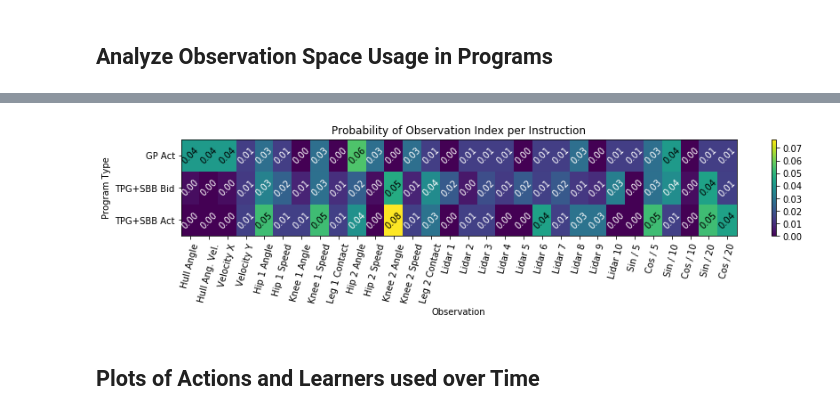
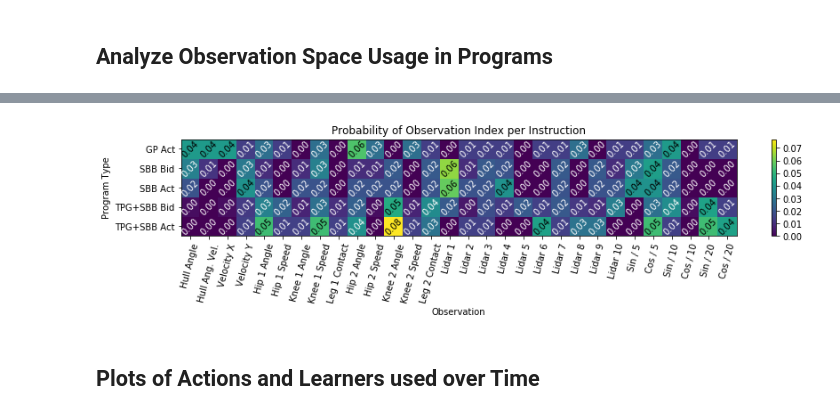
Before and after one commit to Ryan-Amaral/gp-bipedal-walker-analysis, a Jupyter notebook: champion_analysis.ipynb, the cells around one changed output, grey strips where cells are left out. Drawn from its saved outputs; the diff is of its cells as text; code cells hidden in the pictures.

```diff
--- a/champion_analysis.ipynb
+++ b/champion_analysis.ipynb
@@ -35,12 +35,20 @@ gp4_agent = loadAgent("run-data/gp/4/agent.pkl") # best
 gp5_agent = loadAgent("run-data/gp/5/agent.pkl")
 gp_agents = [gp1_agent, gp2_agent, gp3_agent, gp4_agent, gp5_agent]
 
+sbb1_agent = loadAgent("run-data/sbb/1/agent.pkl")
+sbb2_agent = loadAgent("run-data/sbb/2/agent.pkl")
+#sbb3_agent = loadAgent("run-data/sbb/3/agent.pkl") # best
+#sbb4_agent = loadAgent("run-data/sbb/4/agent.pkl")
+#sbb5_agent = loadAgent("run-data/sbb/5/agent.pkl")
+sbb_agents = [sbb1_agent, sbb2_agent]#, sbb3_agent, sbb4_agent, sbb5_agent]
+
 tpgsbb1_agent = loadAgent("run-data/tpgsbb/1/agent.pkl")
 tpgsbb2_agent = loadAgent("run-data/tpgsbb/2/agent.pkl")
 tpgsbb3_agent = loadAgent("run-data/tpgsbb/3/agent.pkl") # best
 tpgsbb4_agent = loadAgent("run-data/tpgsbb/4/agent.pkl")
 tpgsbb5_agent = loadAgent("run-data/tpgsbb/5/agent.pkl")
 tpgsbb_agents = [tpgsbb1_agent, tpgsbb2_agent, tpgsbb3_agent, tpgsbb4_agent, tpgsbb5_agent]
+
 
 # save scores over 1000 episodes
 gp1 = pickle.load(open("run-data/gp/1/agent-reset-scores-2.pkl", "rb"))
@@ -51,6 +59,14 @@ gp5 = pickle.load(open("run-data/gp/5/agent-reset-scores-2.pkl", "rb"))
 gp = gp1 + gp2 + gp3 + gp4 + gp5
 gps = [gp1, gp2, gp3, gp4, gp5]
 
+sbb1 = pickle.load(open("run-data/sbb/1/agent-reset-scores-2.pkl", "rb"))
+sbb2 = pickle.load(open("run-data/sbb/2/agent-reset-scores-2.pkl", "rb"))
+#sbb3 = pickle.load(open("run-data/sbb/3/agent-reset-scores-2.pkl", "rb"))
+#sbb4 = pickle.load(open("run-data/sbb/4/agent-reset-scores-2.pkl", "rb"))
+#sbb5 = pickle.load(open("run-data/sbb/5/agent-reset-scores-2.pkl", "rb"))
+sbb = sbb1 + sbb2# + sbb3 + sbb4 + sbb5
+sbbs = [sbb1, sbb2]#, sbb3, sbb4, sbb5]
+
 tpgsbb1 = pickle.load(open("run-data/tpgsbb/1/agent-reset-scores-2.pkl", "rb"))
 tpgsbb2 = pickle.load(open("run-data/tpgsbb/2/agent-reset-scores-2.pkl", "rb"))
 tpgsbb3 = pickle.load(open("run-data/tpgsbb/3/agent-reset-scores-2.pkl", "rb"))
@@ -109,0 +128,15 @@ Act Instructions: {'overall': {'total': 16, 'min': 16, 'max': 16, 'avg': 16.0},
+# %%
+for i in range(len(sbb_agents)):
+    print(f"SBB {i+1}\n")
+
+    print("Scores:")
+    print(f"Mean Score: {np.mean(sbbs[i])}")
+    print(f"Std Score: {np.std(sbbs[i])}\n")
+
+    print("Structure:")
+    print(f"Teams: {len(getTeams(sbb_agents[i].team))}")
+    print(f"Learners: {len(getLearners(sbb_agents[i].team))}")
+    print(f"Path Depths: {pathDepths(sbb_agents[i].team)}")
+
+    print(f"\nBid Instructions: {learnerInstructionStats(getLearners(sbb_agents[i].team), ops)}")
+    print(f"\nAct Instructions: {actionInstructionStats(getLearners(sbb_agents[i].team), ops)}\n\n")
@@ -352,35 +500,36 @@ TPG+SBB Act Observation Space Uses:
 plt.figure(figsize=(14,2))
 
 hm = plt.pcolor(all_obs_data)
 
 plt.xticks(np.arange(len(obs_labels))+0.5, rotation=75)
 hm.axes.set_xticklabels(obs_labels)
 
 plt.yticks(np.arange(len(all_obs_data))+0.5, rotation=0)
 hm.axes.set_yticklabels(["TPG+SBB Act", "TPG+SBB Bid",
+                         "SBB Act", "SBB Bid",
                          "GP Act"])
 
-for row in range(len(range(3))):
+for row in range(len(range(5))):
     for col in range(len(obs_labels)):
         if all_obs_data[row][col] > np.max(all_obs_data)/2:
             plt.text(col+0.5, row+0.5, '%.2f' % all_obs_data[row][col],
                  ha='center', va='center', color="black",
                     rotation=45)
         else:
             plt.text(col+0.5, row+0.5, '%.2f' % all_obs_data[row][col],
                      ha='center', va='center', color="white",
                     rotation=45)
 
 plt.colorbar(hm)
 
 plt.xlabel("Observation")
 plt.ylabel("Program Type")
 plt.title("Probability of Observation Index per Instruction")
 
 plt.savefig("images/champ-instruction-prob.pdf", bbox_inches="tight")
 plt.show()
 # %% [output]
-[figure, old version]
+[figure, new version]
 # %% [markdown]
 ## Plots of Actions and Learners used over Time
 # %%
```
Also changed, not shown: parts of 7 cells of this notebook, 16 other files.
